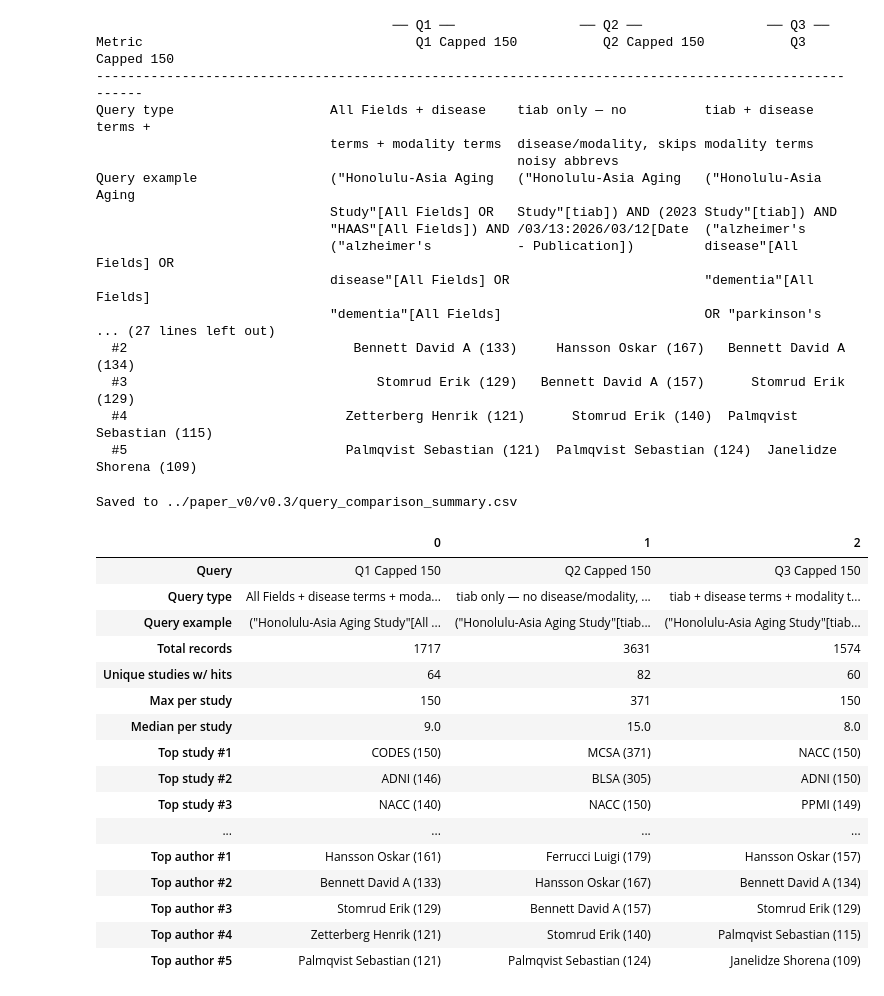
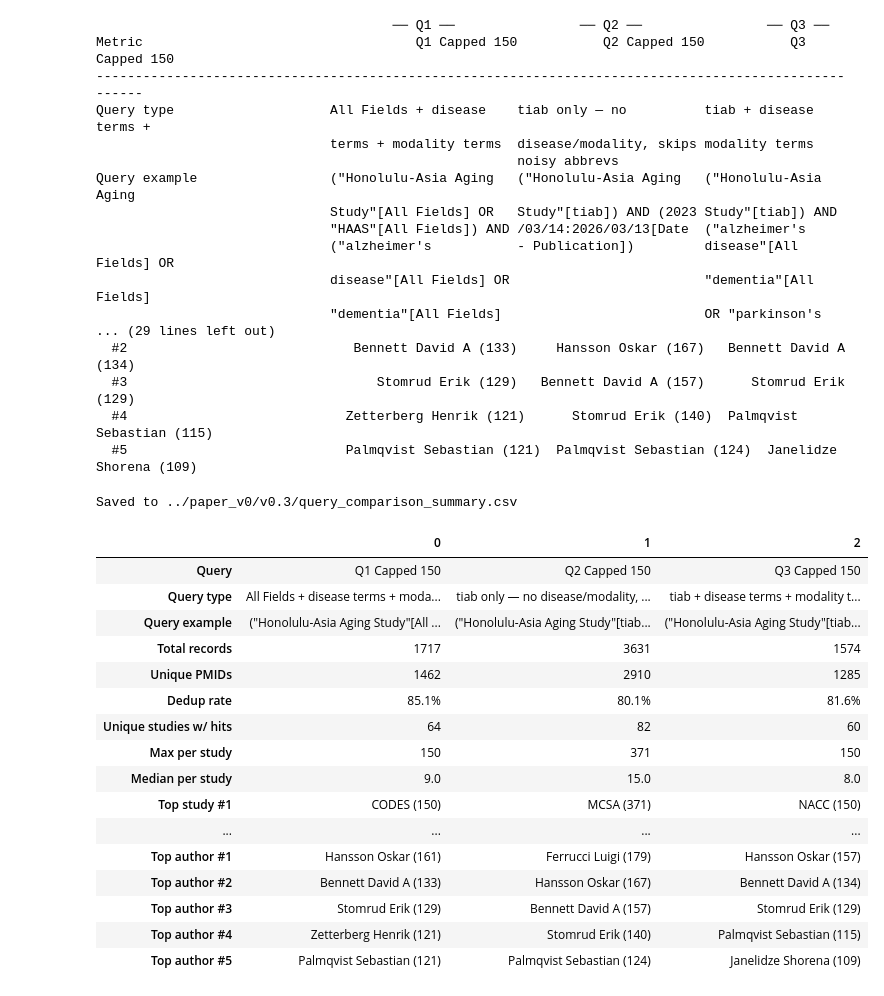
Before and after one commit to NIH-CARD/CARD_catalog_v0, a Jupyter notebook: scripts/Summary_stats_query_method.ipynb, the cells around one changed output. Saved outputs shown, nothing was run; the diff lists cells and outputs as text; code cells hidden in the pictures.

```diff
--- a/scripts/Summary_stats_query_method.ipynb
+++ b/scripts/Summary_stats_query_method.ipynb
@@ -29,6 +29,8 @@ datasets = {
 metrics = {}
 for label, df in datasets.items():
     counts = df["Abbreviation"].value_counts()
+    total  = len(df)
+    unique = df["PMID"].nunique() if "PMID" in df.columns else None
     # Top 5 authors
     all_authors = []
     if "Authors" in df.columns:
@@ -36,7 +38,9 @@ for label, df in datasets.items():
             all_authors.extend([a.strip() for a in str(authors).split(";")])
     top5_authors = Counter(all_authors).most_common(5)
     metrics[label] = {
-        "Total records":          len(df),
+        "Total records":          total,
+        "Unique PMIDs":           unique,
+        "Dedup rate":             f"{unique / total * 100:.1f}%" if unique is not None else "N/A",
         "Unique studies w/ hits": len(counts),
         "Max per study":          int(counts.max()),
         "Median per study":       round(float(counts.median()), 1),
@@ -94,7 +98,7 @@ span_row("Query type",
 span_row("Query example", q1_example, q2_example, q3_example)
 hline()
 
-for k in ["Total records", "Unique studies w/ hits", "Max per study", "Median per study"]:
+for k in ["Total records", "Unique PMIDs", "Dedup rate", "Unique studies w/ hits", "Max per study", "Median per study"]:
     print(f"{k:<{lbl_w}}" + "".join(f"  {str(metrics[l][k]):>{col_w}}" for l in labels))
 
 print(f"\nTop 10 studies")
@@ -117,11 +121,11 @@ Query type                    All Fields + disease    tiab only — no
                                                       noisy abbrevs
 Query example                 ("Honolulu-Asia Aging   ("Honolulu-Asia Aging   ("Honolulu-Asia Aging
                               Study"[All Fields] OR   Study"[tiab]) AND (2023 Study"[tiab]) AND
-                              "HAAS"[All Fields]) AND /03/13:2026/03/12[Date  ("alzheimer's
+                              "HAAS"[All Fields]) AND /03/14:2026/03/13[Date  ("alzheimer's
                               ("alzheimer's           - Publication])         disease"[All Fields] OR
                               disease"[All Fields] OR                         "dementia"[All Fields]
                               "dementia"[All Fields]                          OR "parkinson's
-... (27 lines left out)
+... (29 lines left out)
   #2                             Bennett David A (133)     Hansson Oskar (167)   Bennett David A (134)
   #3                                Stomrud Erik (129)   Bennett David A (157)      Stomrud Erik (129)
   #4                            Zetterberg Henrik (121)      Stomrud Erik (140)  Palmqvist Sebastian (115)
@@ -136,46 +140,48 @@ query_types = {
     "Q3 Capped 150": "tiab + disease terms + modality terms",
 }
 query_examples = {
     "Q1 Capped 150": q1_example,
     "Q2 Capped 150": q2_example,
     "Q3 Capped 150": q3_example,
 }
 
 for label in labels:
     m = metrics[label]
     row = {
-        "Query":             label,
-        "Query type":        query_types[label],
-        "Query example":     query_examples[label],
-        "Total records":     m["Total records"],
+        "Query":                  label,
+        "Query type":             query_types[label],
+        "Query example":          query_examples[label],
+        "Total records":          m["Total records"],
+        "Unique PMIDs":           m["Unique PMIDs"],
+        "Dedup rate":             m["Dedup rate"],
         "Unique studies w/ hits": m["Unique studies w/ hits"],
-        "Max per study":     m["Max per study"],
-        "Median per study":  m["Median per study"],
+        "Max per study":          m["Max per study"],
+        "Median per study":       m["Median per study"],
     }
     for i, val in enumerate(m["top10"], 1):
         row[f"Top study #{i}"] = val
     for i, val in enumerate(m["top5_authors"], 1):
         row[f"Top author #{i}"] = val
     rows.append(row)
 
 export_df = pd.DataFrame(rows).T
 out_path = "../paper_v0/v0.3/query_comparison_summary.csv"
-export_df.to_csv(out_path, index=False)
+export_df.to_csv(out_path, index=True)
 print(f"Saved to {out_path}")
 export_df
 # %% [output]
 Saved to ../paper_v0/v0.3/query_comparison_summary.csv
 |  | 0 | 1 | 2 |
 | Query | Q1 Capped 150 | Q2 Capped 150 | Q3 Capped 150 |
 | Query type | All Fields + disease terms + moda... | tiab only — no disease/modality, ... | tiab + disease terms + modality t... |
 | Query example | ("Honolulu-Asia Aging Study"[All ... | ("Honolulu-Asia Aging Study"[tiab... | ("Honolulu-Asia Aging Study"[tiab... |
 | Total records | 1717 | 3631 | 1574 |
+| Unique PMIDs | 1462 | 2910 | 1285 |
+| Dedup rate | 85.1% | 80.1% | 81.6% |
 | Unique studies w/ hits | 64 | 82 | 60 |
 | Max per study | 150 | 371 | 150 |
 | Median per study | 9.0 | 15.0 | 8.0 |
 | Top study #1 | CODES (150) | MCSA (371) | NACC (150) |
-| Top study #2 | ADNI (146) | BLSA (305) | ADNI (150) |
-| Top study #3 | NACC (140) | NACC (150) | PPMI (149) |
 | ... | ... | ... | ... |
 | Top author #1 | Hansson Oskar (161) | Ferrucci Luigi (179) | Hansson Oskar (157) |
 | Top author #2 | Bennett David A (133) | Hansson Oskar (167) | Bennett David A (134) |
```
Also changed, not shown: parts of 2 cells of this notebook, 2 other files.
